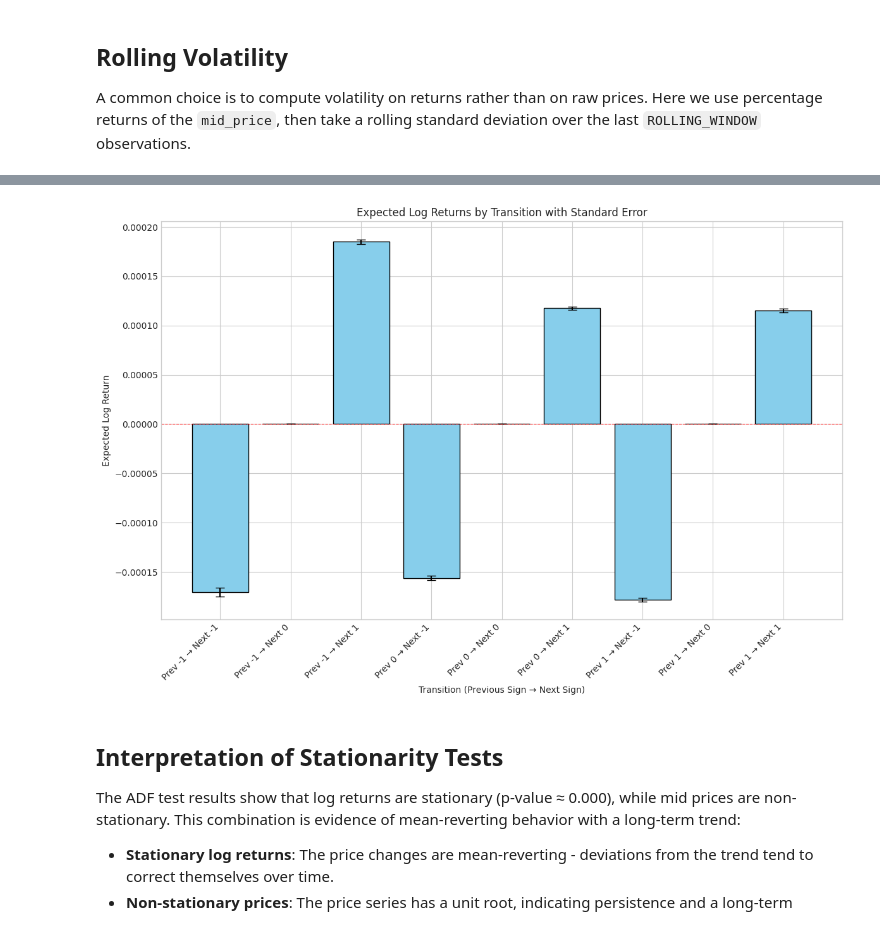
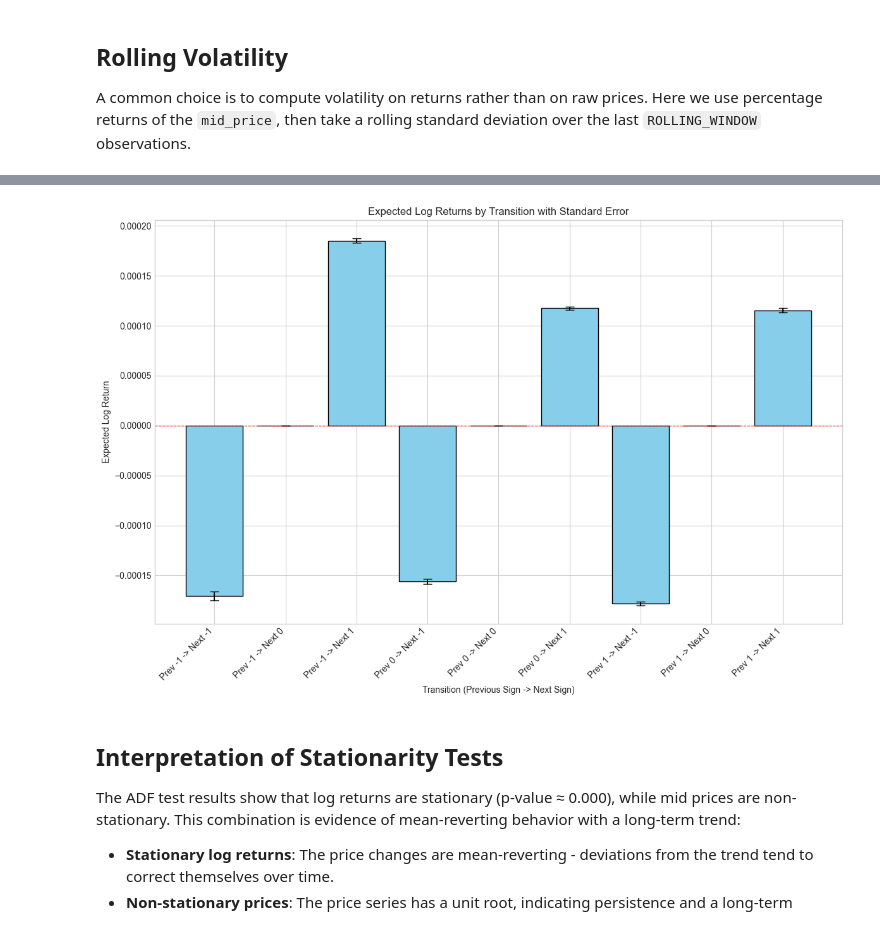
Before and after one commit to ericzzhang27-sys/IMC-Prosperity-4, a Jupyter notebook: tomatoes_volatility_analysis.ipynb, the cells around one changed output, grey strips where cells are left out. Saved outputs shown, nothing was run; the diff lists cells and outputs as text; code cells hidden in the pictures.

```diff
--- a/tomatoes_volatility_analysis.ipynb
+++ b/tomatoes_volatility_analysis.ipynb
@@ -217,39 +455,38 @@ print(f"Expected value per tick (average log return): {avg_log_return_per_tick:.
 # %%
 # Compute standard errors for each transition (std / sqrt(n))
-se_returns = pd.DataFrame(index=[-1, 0, 1], columns=[-1, 0, 1])
-counts = pd.DataFrame(index=[-1, 0, 1], columns=[-1, 0, 1])
-for prev in [-1, 0, 1]:
-    for next_ in [-1, 0, 1]:
-        mask = (prices["prev_log_return_sign"] == prev) & (prices["log_return_sign"] == next_)
-        count = mask.sum()
-        counts.loc[prev, next_] = count
-        if count > 0:
-            std_val = prices.loc[mask, "log_return"].std()
-            se_returns.loc[prev, next_] = std_val / np.sqrt(count)
-        else:
-            se_returns.loc[prev, next_] = 0
+se_returns = pd.DataFrame(0.0, index=transition_counts.index, columns=transition_counts.columns)
+for prev in transition_counts.index:
+    for next_ in transition_counts.columns:
+        transition_slice = transition_frame.loc[
+            (transition_frame["prev_log_return_sign"] == prev)
+            & (transition_frame["log_return_sign"] == next_),
+            "log_return",
+        ]
+        count = len(transition_slice)
+        if count > 1:
+            se_returns.loc[prev, next_] = transition_slice.std(ddof=1) / np.sqrt(count)
 
 # Bar plot of expected returns with standard error bars
 fig, ax = plt.subplots(figsize=(12, 8))
 transitions = []
 means = []
 ses = []
-for prev in [-1, 0, 1]:
-    for next_ in [-1, 0, 1]:
-        transitions.append(f"Prev {prev} → Next {next_}")
-        means.append(expected_returns.loc[prev, next_])
+for prev in transition_counts.index:
+    for next_ in transition_counts.columns:
+        transitions.append(f"Prev {prev} -> Next {next_}")
+        means.append(0.0 if pd.isna(expected_returns.loc[prev, next_]) else expected_returns.loc[prev, next_])
         ses.append(se_returns.loc[prev, next_])
 
 bars = ax.bar(transitions, means, yerr=ses, capsize=5, color='skyblue', edgecolor='black')
 ax.set_title("Expected Log Returns by Transition with Standard Error")
-ax.set_xlabel("Transition (Previous Sign → Next Sign)")
+ax.set_xlabel("Transition (Previous Sign -> Next Sign)")
 ax.set_ylabel("Expected Log Return")
 ax.axhline(0, color='red', linestyle='--', linewidth=0.8)
 plt.xticks(rotation=45, ha='right')
 plt.tight_layout()
 plt.show()
 # %% [output]
-[figure, old version]
+[figure, new version]
 # %%
 print(f"Expected value per tick (average log return): {avg_log_return_per_tick:.6f}")
 
```
Also changed, not shown: parts of 15 cells of this notebook, 6 other files.
